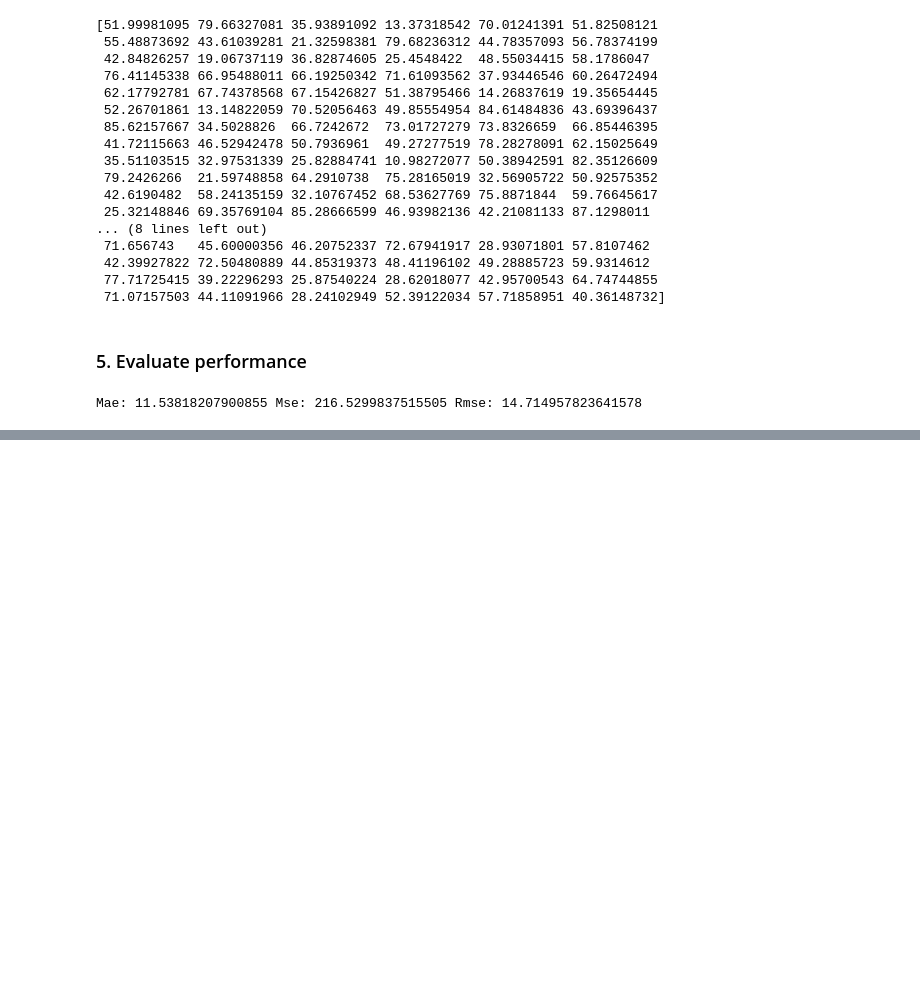
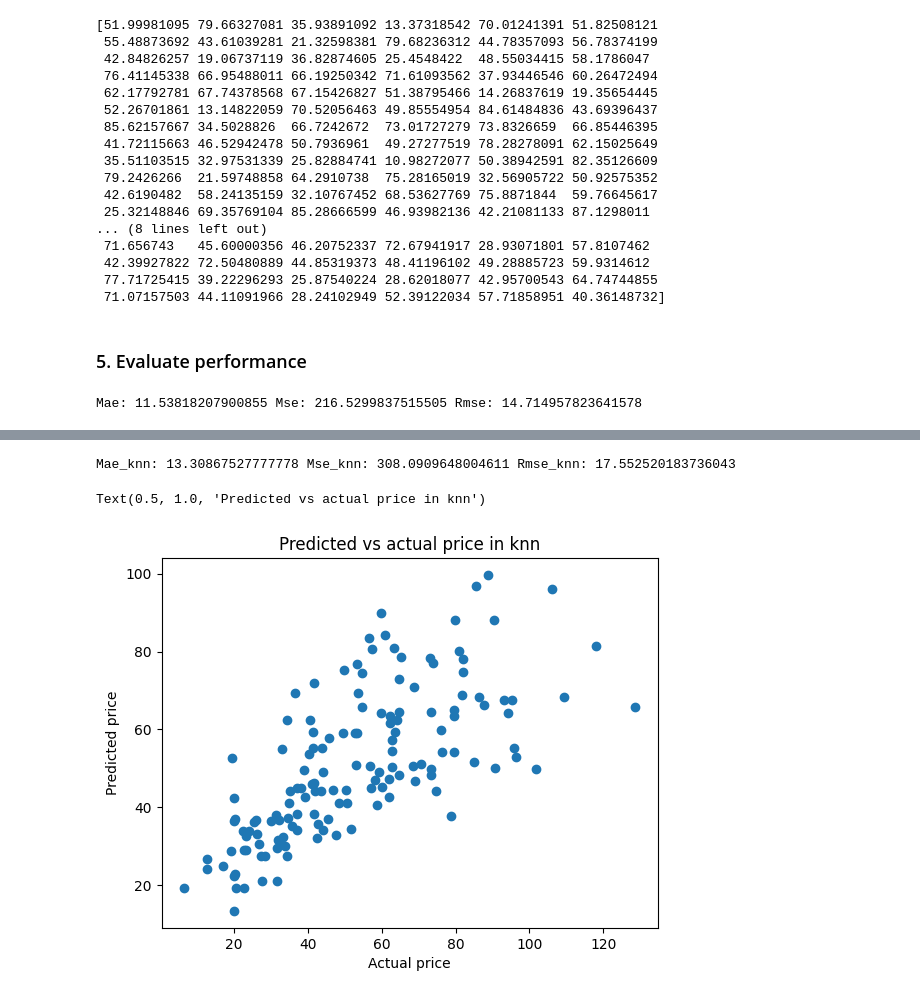
Before and after one commit to linuslarsson03/taxi-prediction-fullstack-linus, a Jupyter notebook: taxipred/src/taxipred/model_development/testing_models.ipynb, the cells around one changed output, grey strips where cells are left out. Drawn from its saved outputs; the diff is of its cells as text; code cells hidden in the pictures; blank space fills up the shorter version.

```diff
--- a/taxipred/src/taxipred/model_development/testing_models.ipynb
+++ b/taxipred/src/taxipred/model_development/testing_models.ipynb
@@ -135,0 +154,3 @@ Mae: 11.53818207900855 Mse: 216.5299837515505 Rmse: 14.714957823641578
+# %%
+y_pred_knn = knn.predict(scaled_X_test)
+print(y_pred_knn)
@@ -135,0 +176,16 @@ Mae: 11.53818207900855 Mse: 216.5299837515505 Rmse: 14.714957823641578
+# %%
+mae_knn = mean_absolute_error(y_test, y_pred_knn)
+mse_knn = mean_squared_error(y_test, y_pred_knn)
+rmse_knn = np.sqrt(mse_knn)
+
+print(f"Mae_knn: {mae_knn} Mse_knn: {mse_knn} Rmse_knn: {rmse_knn}")
+# %% [output]
+Mae_knn: 13.30867527777778 Mse_knn: 308.0909648004611 Rmse_knn: 17.552520183736043
+# %%
+plt.scatter(y_test, y_pred_knn)
+plt.xlabel("Actual price")
+plt.ylabel("Predicted price")
+plt.title("Predicted vs actual price in knn")
+# %% [output]
+Text(0.5, 1.0, 'Predicted vs actual price in knn')
+[figure, added]
```
Also changed, not shown: parts of 5 cells of this notebook.
